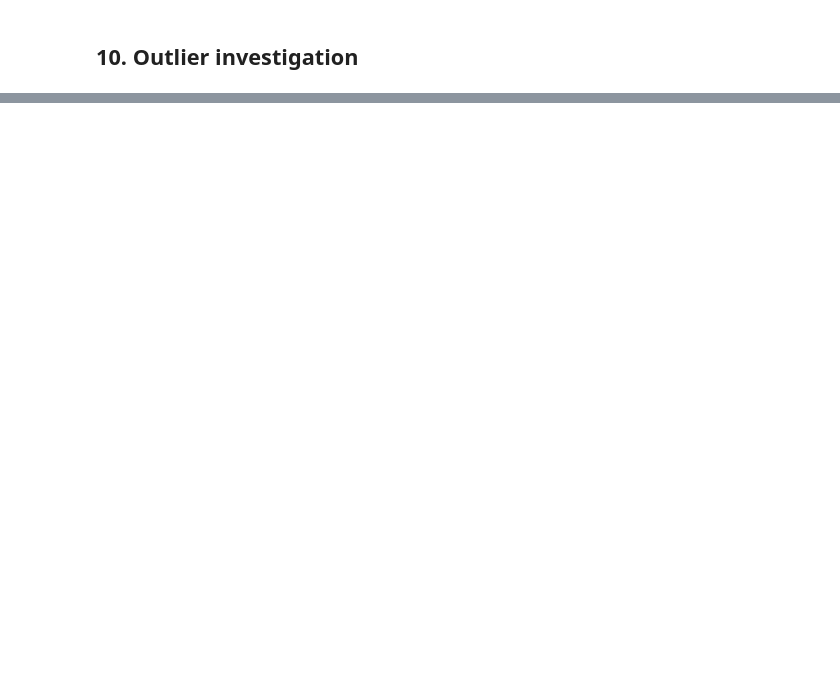
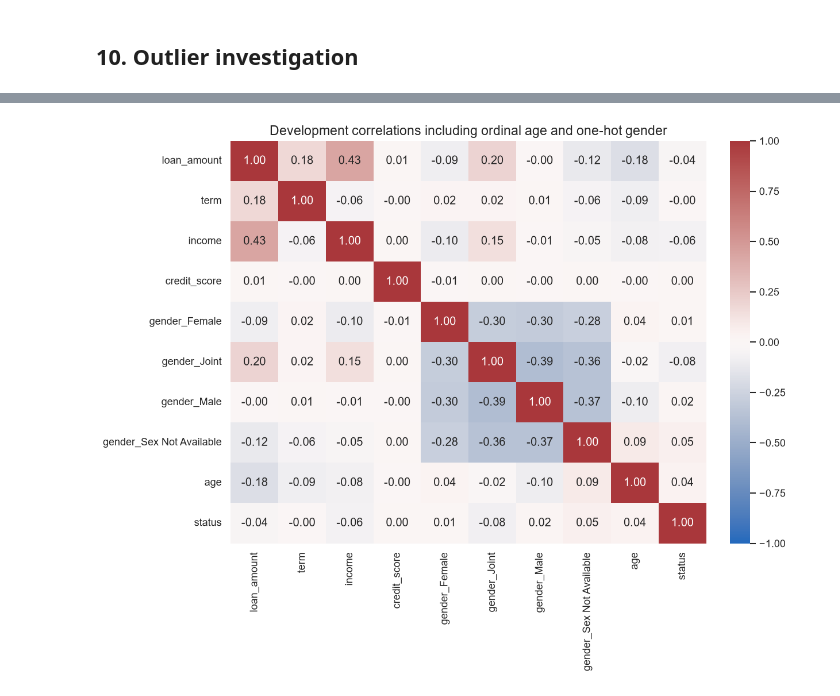
Before and after one commit to chen123893/Machine_Learning, a Jupyter notebook: notebooks/02_exploratory_data_analysis.ipynb, the cells around one changed output, grey strips where cells are left out. Cells and saved outputs as stored; diff of their text form; code cells hidden in the pictures; blank space fills up the shorter version.

```diff
--- a/notebooks/02_exploratory_data_analysis.ipynb
+++ b/notebooks/02_exploratory_data_analysis.ipynb
@@ -360,0 +436,16 @@ display(Image(filename=str(path)))
+# %%
+from src.data_preparation import TrainingFoldPreprocessor
+prepared = TrainingFoldPreprocessor().fit(X_dev, y_dev)
+encoded_dev = pd.DataFrame(prepared.transform(X_dev), index=X_dev.index, columns=prepared.get_feature_names_out())
+encoded_dev["status"] = y_dev
+encoded_dev.corr().rename_axis("feature").to_csv(EDA_TABLES / "development_model_input_pearson.csv")
+focus = [c for c in encoded_dev if c in ["loan_amount", "income", "credit_score", "term", "age", "status"] or c.startswith("gender_")]
+focused = encoded_dev[focus].corr()
+focused.rename_axis("feature").to_csv(EDA_TABLES / "development_demographic_pearson.csv")
+fig, ax = plt.subplots(figsize=(10, 8), layout="constrained")
+sns.heatmap(focused, cmap="vlag", center=0, vmin=-1, vmax=1, annot=True, fmt=".2f", ax=ax)
+ax.set_title("Development correlations including ordinal age and one-hot gender")
+fig.savefig(EDA_FIGURES / "development_demographic_pearson.png", dpi=160)
+plt.show()
+# %% [output]
+[figure, added]
```
Also changed, not shown: parts of 16 cells of this notebook, 14 other files.
